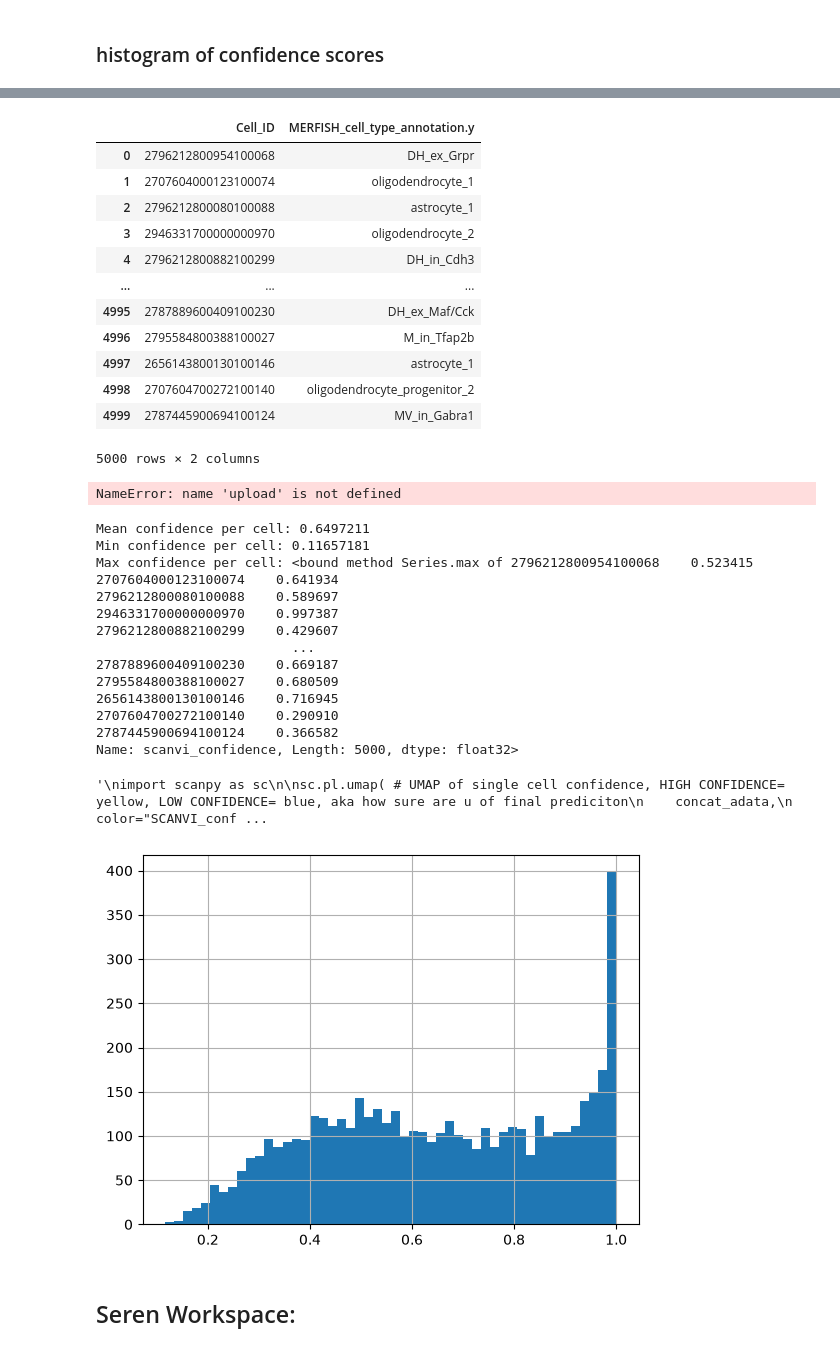
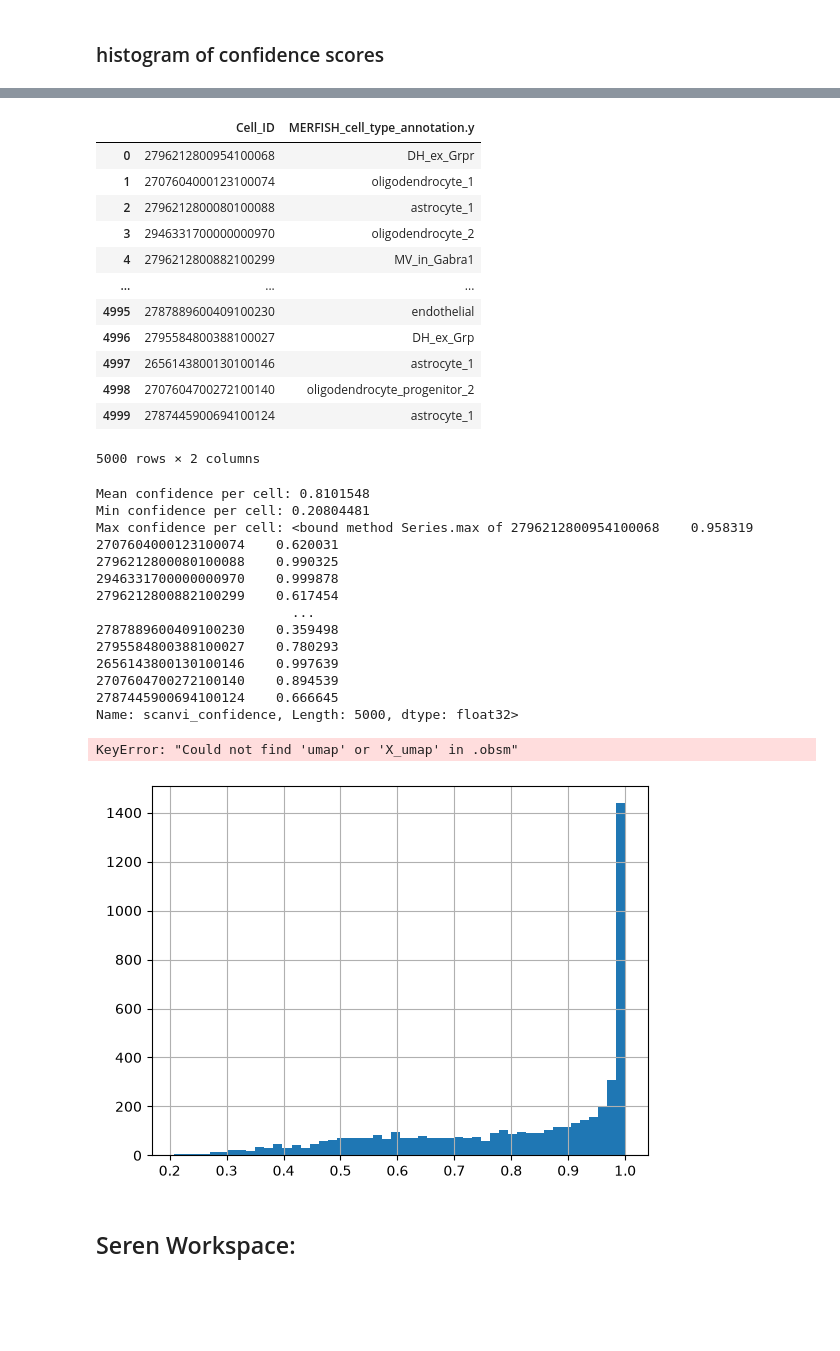
Before and after one commit to Seren-C/Hackathon-Summer-2026, a Jupyter notebook: deepnote/2026_Biomedical_Hackathon/Notebook 1.ipynb, the cells around one changed output, grey strips where cells are left out. Drawn from its saved outputs; the diff is of its cells as text; code cells hidden in the pictures; blank space fills up the shorter version.

```diff
--- a/deepnote/2026_Biomedical_Hackathon/Notebook 1.ipynb
+++ b/deepnote/2026_Biomedical_Hackathon/Notebook 1.ipynb
@@ -477,5 +479,5 @@ concat_adata.obs['MERFISH_cell_type_annotation'] = concat_adata.obs['MERFISH_cel
 # %%
 # using the scvi model to predict the unknown cells
 learnedmodel = scvi.model.SCANVI.from_scvi_model(tmodel,adata=concat_adata,unlabeled_category='Unknown',labels_key = 'MERFISH_cell_type_annotation')
-learnedmodel.train(max_epochs=20,n_samples_per_label = 100)
+learnedmodel.train(max_epochs=100,n_samples_per_label = 100)
 # %% [output]
@@ -547,37 +534,32 @@ upload
 | 1 | 2707604000123100074 | oligodendrocyte_1 |
 | 2 | 2796212800080100088 | astrocyte_1 |
 | 3 | 2946331700000000970 | oligodendrocyte_2 |
-| 4 | 2796212800882100299 | DH_in_Cdh3 |
+| 4 | 2796212800882100299 | MV_in_Gabra1 |
 | ... | ... | ... |
-| 4995 | 2787889600409100230 | DH_ex_Maf/Cck |
-| 4996 | 2795584800388100027 | M_in_Tfap2b |
+| 4995 | 2787889600409100230 | endothelial |
+| 4996 | 2795584800388100027 | DH_ex_Grp |
 | 4997 | 2656143800130100146 | astrocyte_1 |
 | 4998 | 2707604700272100140 | oligodendrocyte_progenitor_2 |
-| 4999 | 2787445900694100124 | MV_in_Gabra1 |
+| 4999 | 2787445900694100124 | astrocyte_1 |
 5000 rows × 2 columns
 # %%
 upload.to_csv('sofia_prediction.csv', index=False)
-# %% [output]
-NameError: name 'upload' is not defined
 # %%
 'SCANVI MODEL PREDICTIONS CONFIDENCE SCORES -Paulete'
 
 import numpy as np
 
-dir(learnedmodel)
-
-'''
 # store maximum confidence per cell
 #probs = learnedmodel.predict_proba(concat_adata)
 #concat_adata.obs["SCANVI_confidence"] = probs.max(axis=1) #SCANVI_confidence= single confidence per cell
 
 '''
 # store full probability distribution
-cell_types = learnedmodel.labels
+cell_types = list(learnedmodel._code_to_label.values())
 for i, ct in enumerate(cell_types):
     concat_adata.obs[f"prob_{ct}"] = probs[:, i] #prob_celltype=full probability distribution
+'''
 
-'''
 
 # visualizing confidence scores for max confidence per cell
 mean_conf = concat_adata.obs["scanvi_confidence"].mean()
@@ -590,12 +572,12 @@ print("Max confidence per cell:", max_conf)
 
 
 concat_adata.obs["scanvi_confidence"].hist(bins=50) # single cell confidence historgam
-'''
+
 import scanpy as sc
 
 sc.pl.umap( # UMAP of single cell confidence, HIGH CONFIDENCE= yellow, LOW CONFIDENCE= blue, aka how sure are u of final prediciton
     concat_adata,
-    color="SCANVI_confidence",
+    color="scanvi_confidence",
     cmap="viridis",
     vmin=0,
     vmax=1,
@@ -603,48 +585,47 @@ sc.pl.umap( # UMAP of single cell confidence, HIGH CONFIDENCE= yellow, LOW CONFI
 )
 
 #visualizing confidence score for full prov distribution
-
+'''
 import scanpy as sc
 
 full_dist_stats = {}
 
 for ct in cell_types:
     col = f"prob_{ct}"
     full_dist_stats[ct] = {
         "mean": concat_adata.obs[col].mean(),
         "min": concat_adata.obs[col].min(),
         "max": concat_adata.obs[col].max()
     }
 
 print(full_dist_stats) # gives a dict of mean probability scores per cell type
 
 for ct in learnedmodel.labels:
     sc.pl.umap(
         concat_adata,
         color=f"prob_{ct}",
         cmap="magma", # brighter = looks more like the avg cell of that type, darker= less
         vmin=0,
         vmax=1,
         title=f"Probability of {ct}"
     )
 '''
-'''
 # %% [output]
-Mean confidence per cell: 0.6497211
-Min confidence per cell: 0.11657181
-Max confidence per cell: <bound method Series.max of 2796212800954100068    0.523415
-2707604000123100074    0.641934
-2796212800080100088    0.589697
-2946331700000000970    0.997387
-2796212800882100299    0.429607
+Mean confidence per cell: 0.8101548
+Min confidence per cell: 0.20804481
+Max confidence per cell: <bound method Series.max of 2796212800954100068    0.958319
+2707604000123100074    0.620031
+2796212800080100088    0.990325
+2946331700000000970    0.999878
+2796212800882100299    0.617454
                          ...
-2787889600409100230    0.669187
-2795584800388100027    0.680509
-2656143800130100146    0.716945
-2707604700272100140    0.290910
-2787445900694100124    0.366582
+2787889600409100230    0.359498
+2795584800388100027    0.780293
+2656143800130100146    0.997639
+2707604700272100140    0.894539
+2787445900694100124    0.666645
 Name: scanvi_confidence, Length: 5000, dtype: float32>
-'\nimport scanpy as sc\n\nsc.pl.umap( # UMAP of single cell confidence, HIGH CONFIDENCE= yellow, LOW CONFIDENCE= blue, aka how sure are u of final prediciton\n    concat_adata,\n    color="SCANVI_conf ...
+KeyError: "Could not find 'umap' or 'X_umap' in .obsm"
-[figure, old version]
+[figure, new version]
 # %% [markdown]
 ## Seren Workspace:
```
Also changed, not shown: parts of 10 cells of this notebook, 1 other file.
